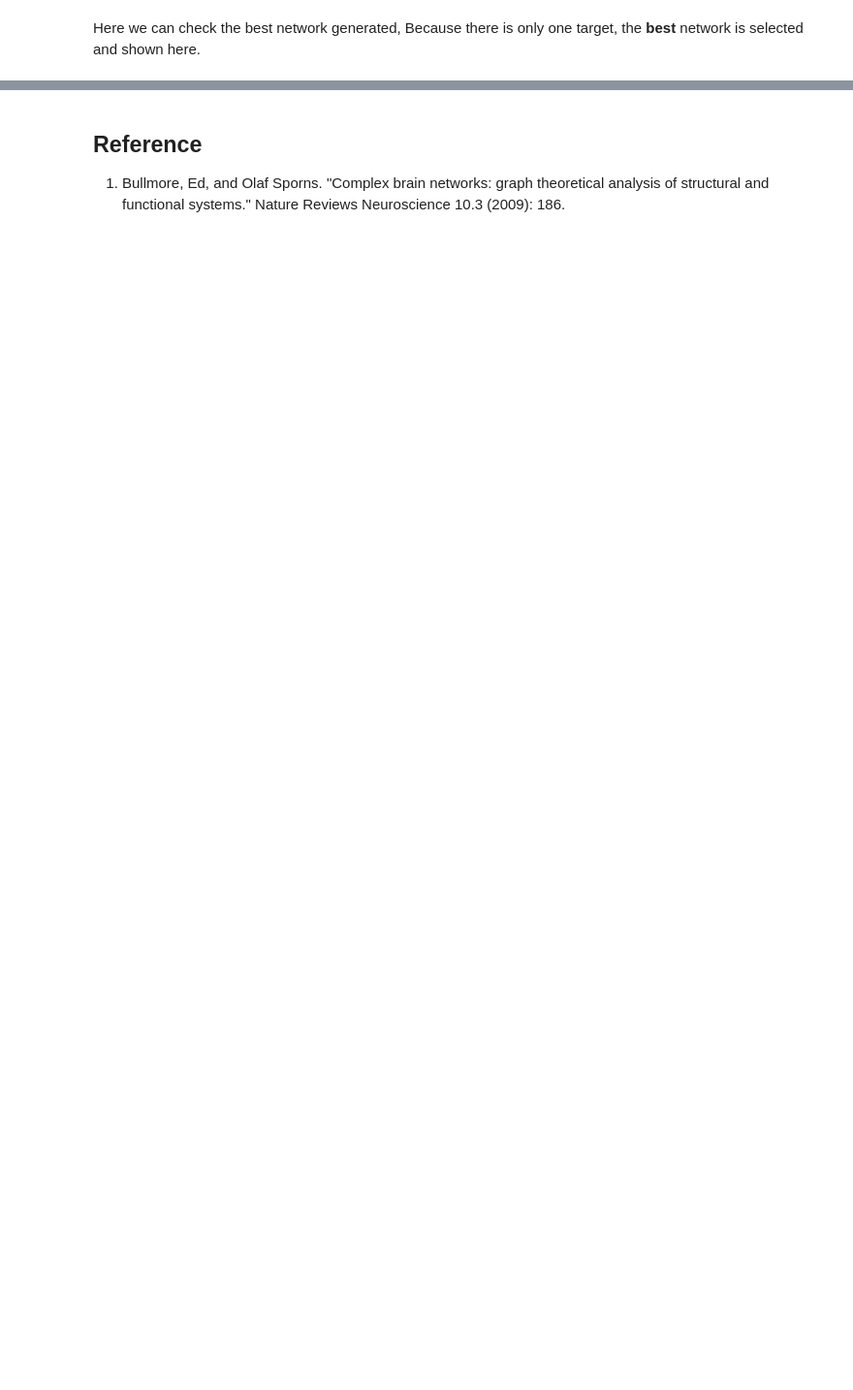
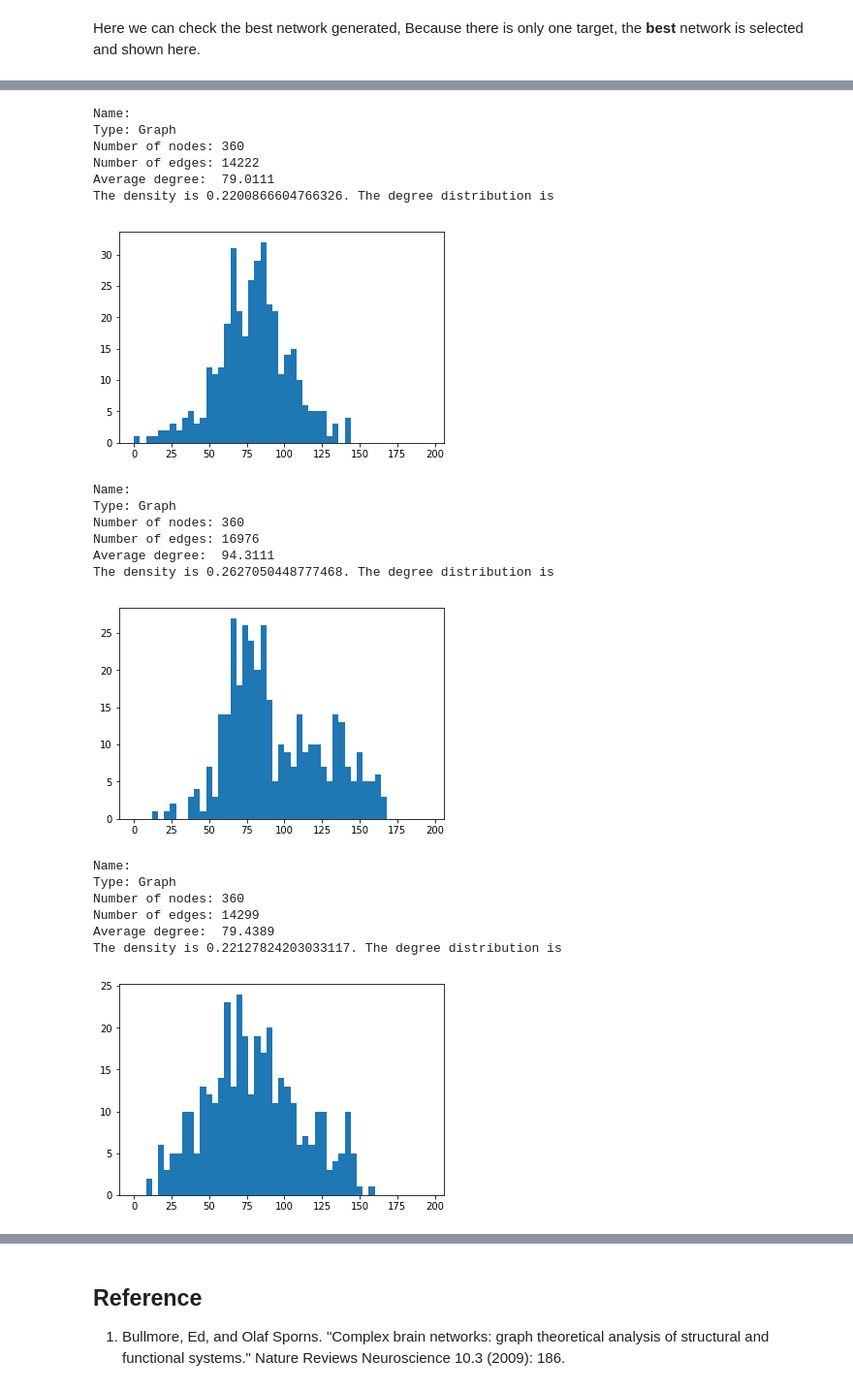
Before and after one commit to dlguo/module_space, a Jupyter notebook: Python/GA-based Network Generator.ipynb, the cells around one changed output, grey strips where cells are left out. Shown: that part at 97% size. Drawn from its saved outputs; the diff is of its cells as text; code cells hidden in the pictures; blank space fills up the shorter version.

```diff
--- a/Python/GA-based Network Generator.ipynb
+++ b/Python/GA-based Network Generator.ipynb
@@ -261,0 +230,38 @@ In the single test we showed that constrain on single objective doesn't doing a
+# %%
+subj_list = os.listdir(data_loc+'/results_SIFT2/')
+sess = 'rfMRI_REST1_LR'
+
+for subj in np.random.choice(os.listdir(data_loc+'/results_SIFT2/'), 5):
+    corrmat = load_FC(data_loc, subj, sess)
+    cutoff = 0.2
+    corrmat[corrmat < cutoff] = 0
+    corrmat[np.eye(corrmat.shape[0],dtype=bool)] = 0
+    corrmat[corrmat > 0] = 1
+    G=nx.from_numpy_matrix(corrmat)
+    print(nx.info(G))
+    print('The density is '+str(nx.density(G))+'. The degree distribution is')
+    deg = np.array(nx.degree(G))[:,1]
+    plt.hist(deg, bins=np.arange(0, 200, 4))
+    plt.show()
+# %% [output]
+Name:
+Type: Graph
+Number of nodes: 360
+Number of edges: 14222
+Average degree:  79.0111
+The density is 0.2200866604766326. The degree distribution is
+[figure, added]
+Name:
+Type: Graph
+Number of nodes: 360
+Number of edges: 16976
+Average degree:  94.3111
+The density is 0.2627050448777468. The degree distribution is
+[figure, added]
+Name:
+Type: Graph
+Number of nodes: 360
+Number of edges: 14299
+Average degree:  79.4389
+The density is 0.22127824203033117. The degree distribution is
+[figure, added]
```
Also changed, not shown: parts of 10 cells of this notebook, 2 other files.
